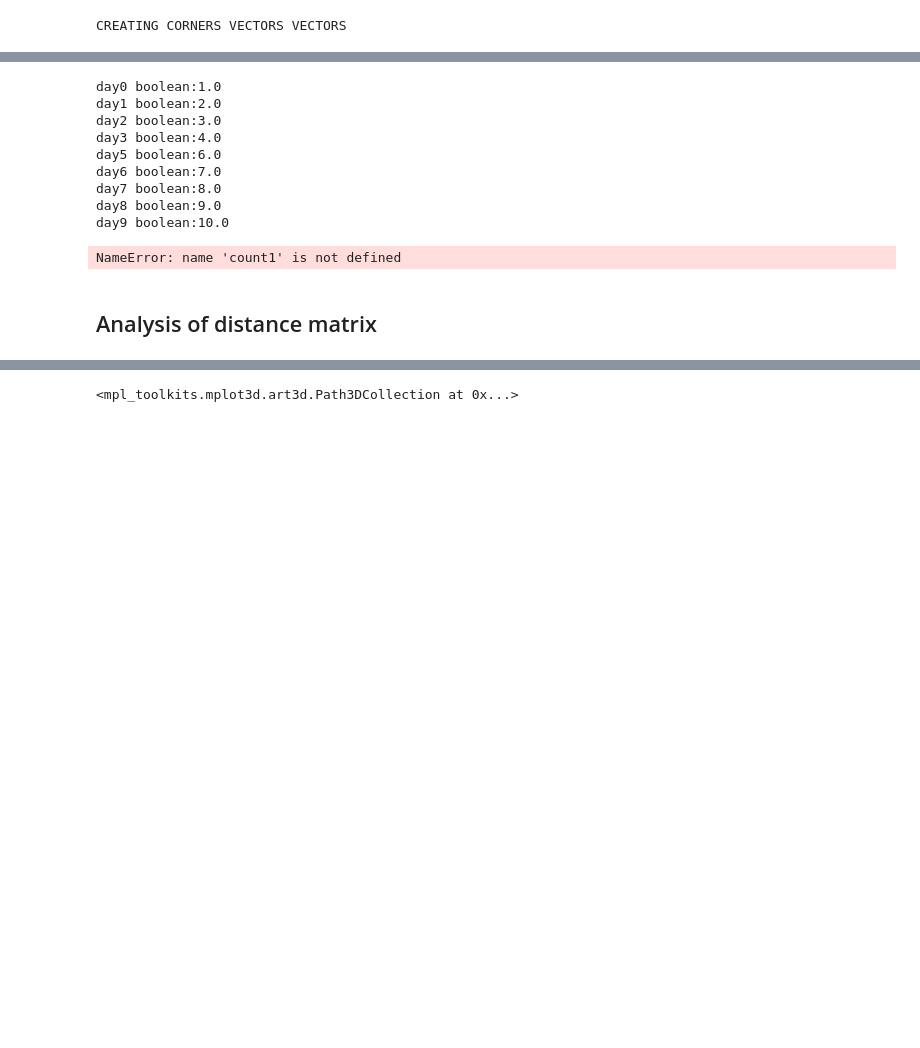
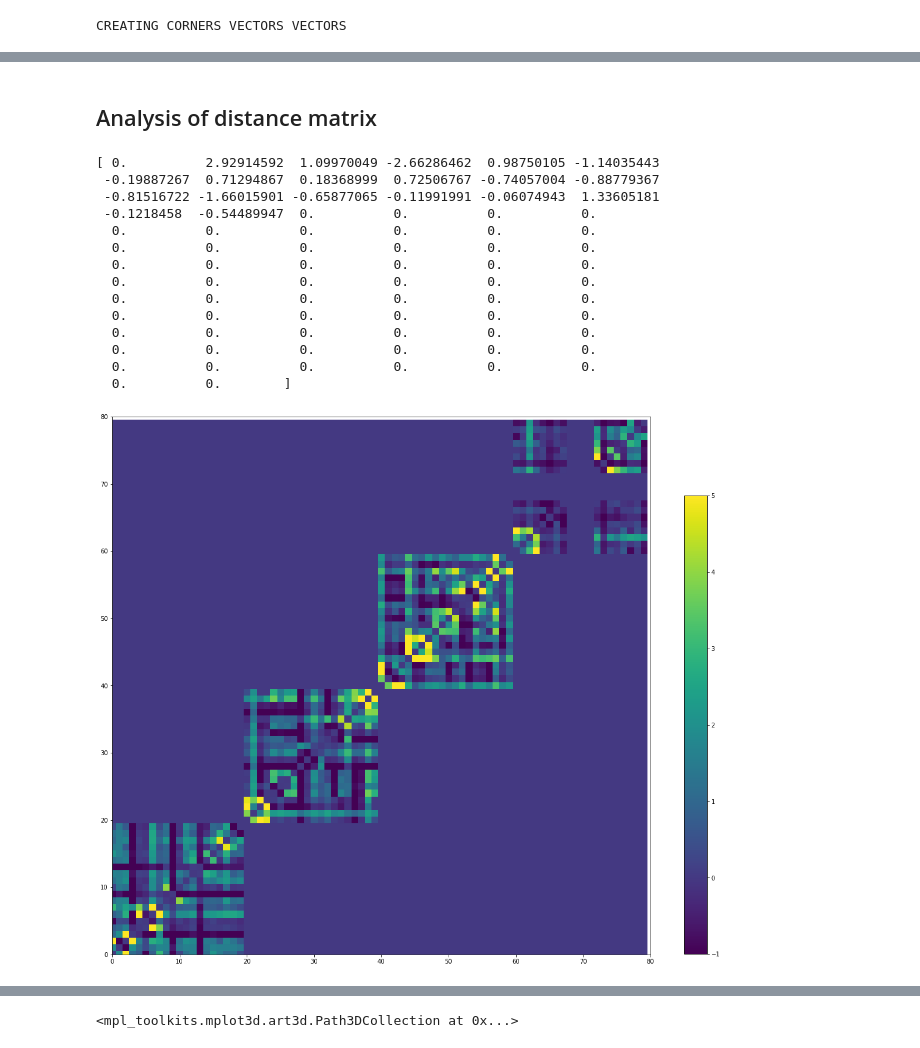
Before and after one commit to melisamc89/neural_analysys, a Jupyter notebook: src/representational_distance_complete.ipynb, the cells around one changed output, grey strips where cells are left out. Saved outputs shown, nothing was run; the diff lists cells and outputs as text; code cells hidden in the pictures; blank space fills up the shorter version.

```diff
--- a/src/representational_distance_complete.ipynb
+++ b/src/representational_distance_complete.ipynb
@@ -281,16 +171,3 @@ def compute_representational_distance_all_to_all(trial_activity_vectors, trial_a
-# %%
-distance = compute_distance_list_all_to_all(trial_activity,trial_activity_shuffle, data_transformation_trial, N_SHUFFLINGS, trial_activity.trials, trial_flag = True)
-# %% [output]
-day0 boolean:1.0
-day1 boolean:2.0
-day2 boolean:3.0
-day3 boolean:4.0
-day5 boolean:6.0
-day6 boolean:7.0
-day7 boolean:8.0
-day8 boolean:9.0
-day9 boolean:10.0
-NameError: name 'count1' is not defined
 # %%
 output_directory = '/home/melisamc/Documentos/neural_analysis/data/mean_representational_distance/distance_matrix/'
 distance_matrix_file = output_directory + 'distance_matrix_mouse_' + f'{mouse}' +'_session_'+ f'{session_now}' +'.npy'
@@ -299,8 +176,27 @@ np.save(distance_matrix_file,distance)
 ## Analysis of distance matrix
 # %%
 figure, axes = plt.subplots()
-dist = axes.imshow(np.nansum([distance.cca_allo,distance.cca_allo.T],axis = 0), vmin = -1, vmax = 15)
+#dist = axes.imshow(np.nansum([distance.cca_time,distance.cca_time.T],axis = 0), vmin = -1, vmax = 20)
+dist = axes.imshow(distance.neural, vmin = -1, vmax = 5)
 figure.colorbar(dist, ax=axes, location='right', anchor=(0, 0.3), shrink=0.7)
 figure.set_size_inches([20,20])
 axes.set_xlim([0,80])
 axes.set_ylim([0,80])
+
+print(distance.cca_time[0,:])
+# %% [output]
+[ 0.          2.92914592  1.09970049 -2.66286462  0.98750105 -1.14035443
+ -0.19887267  0.71294867  0.18368999  0.72506767 -0.74057004 -0.88779367
+ -0.81516722 -1.66015901 -0.65877065 -0.11991991 -0.06074943  1.33605181
+ -0.1218458  -0.54489947  0.          0.          0.          0.
+  0.          0.          0.          0.          0.          0.
+  0.          0.          0.          0.          0.          0.
+  0.          0.          0.          0.          0.          0.
+  0.          0.          0.          0.          0.          0.
+  0.          0.          0.          0.          0.          0.
+  0.          0.          0.          0.          0.          0.
+  0.          0.          0.          0.          0.          0.
+  0.          0.          0.          0.          0.          0.
+  0.          0.          0.          0.          0.          0.
+  0.          0.        ]
+[figure, added]
```
Also changed, not shown: parts of 18 cells of this notebook, 3 other files.
